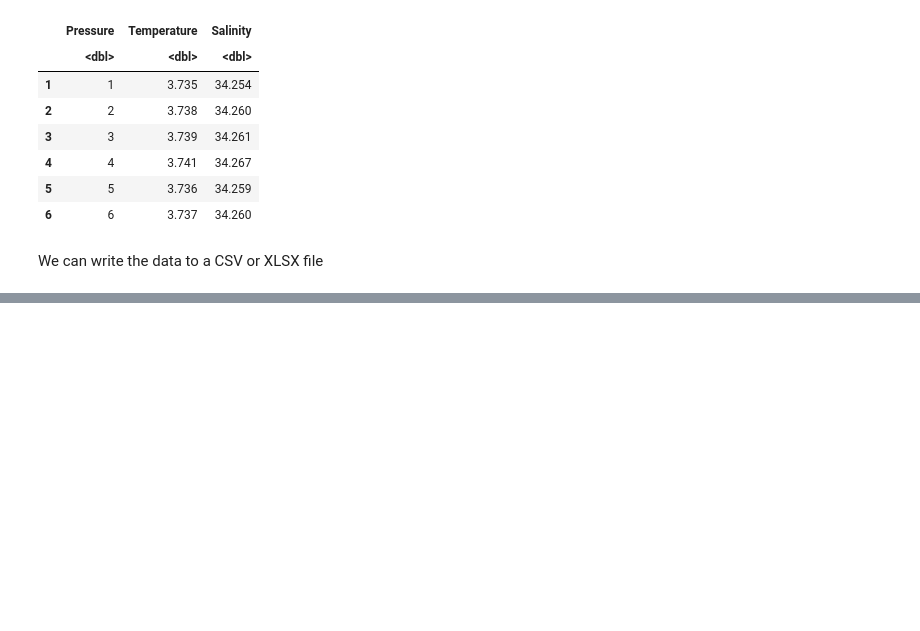
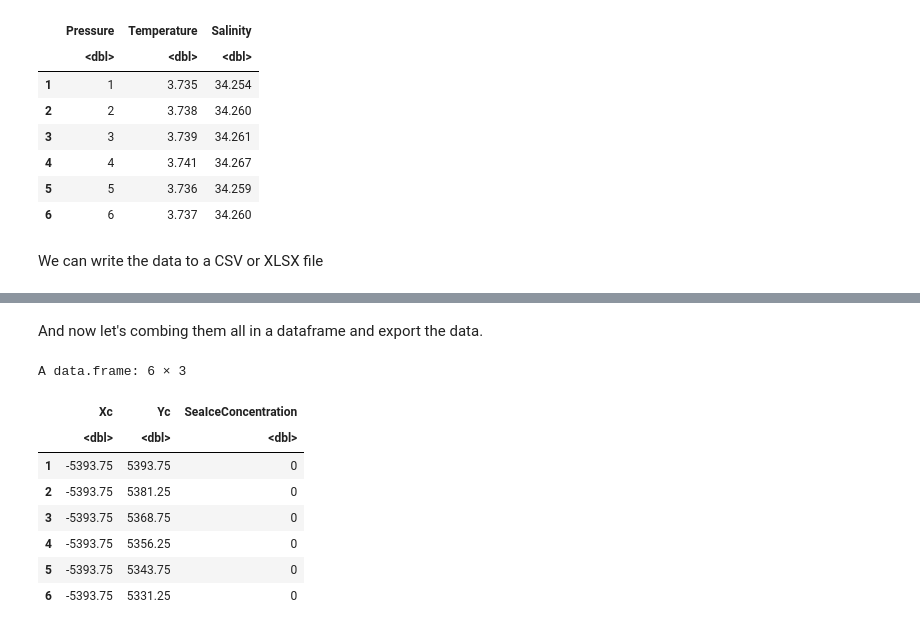
Before and after one commit to NorDataNet/NetCDF_in_R_from_beginner_to_pro, a Jupyter notebook: book/03_extracting_data_to_different_formats.ipynb, the cells around one changed output, grey strips where cells are left out. Saved outputs shown, nothing was run; the diff lists cells and outputs as text; code cells hidden in the pictures; blank space fills up the shorter version.

```diff
--- a/book/03_extracting_data_to_different_formats.ipynb
+++ b/book/03_extracting_data_to_different_formats.ipynb
@@ -139,0 +99,5 @@ write.csv(df, paste('../data/exported_from_notebooks/temperature_anomalies_',des
+# %%
+xc <- var.get.nc(data, 'xc')
+yc <- var.get.nc(data, 'yc')
+ice_conc <- var.get.nc(data, 'ice_conc')
+dim(ice_conc) # Showing that this is 2D, not 3D.
@@ -139,0 +160,19 @@ write.csv(df, paste('../data/exported_from_notebooks/temperature_anomalies_',des
+# %% [markdown]
+And now let's combing them all in a dataframe and export the data.
+# %%
+df <- data.frame(
+  Xc = xc_repeat,
+  Yc = yc_repeat,
+  SeaIceConcentration = ice_conc_vector
+)
+head(df)
+# %% [output]
+A data.frame: 6 × 3
+|  | Xc | Yc | SeaIceConcentration |
+|  | <dbl> | <dbl> | <dbl> |
+| 1 | -5393.75 | 5393.75 | 0 |
+| 2 | -5393.75 | 5381.25 | 0 |
+| 3 | -5393.75 | 5368.75 | 0 |
+| 4 | -5393.75 | 5356.25 | 0 |
+| 5 | -5393.75 | 5343.75 | 0 |
+| 6 | -5393.75 | 5331.25 | 0 |
```
Also changed, not shown: parts of 37 cells of this notebook.
